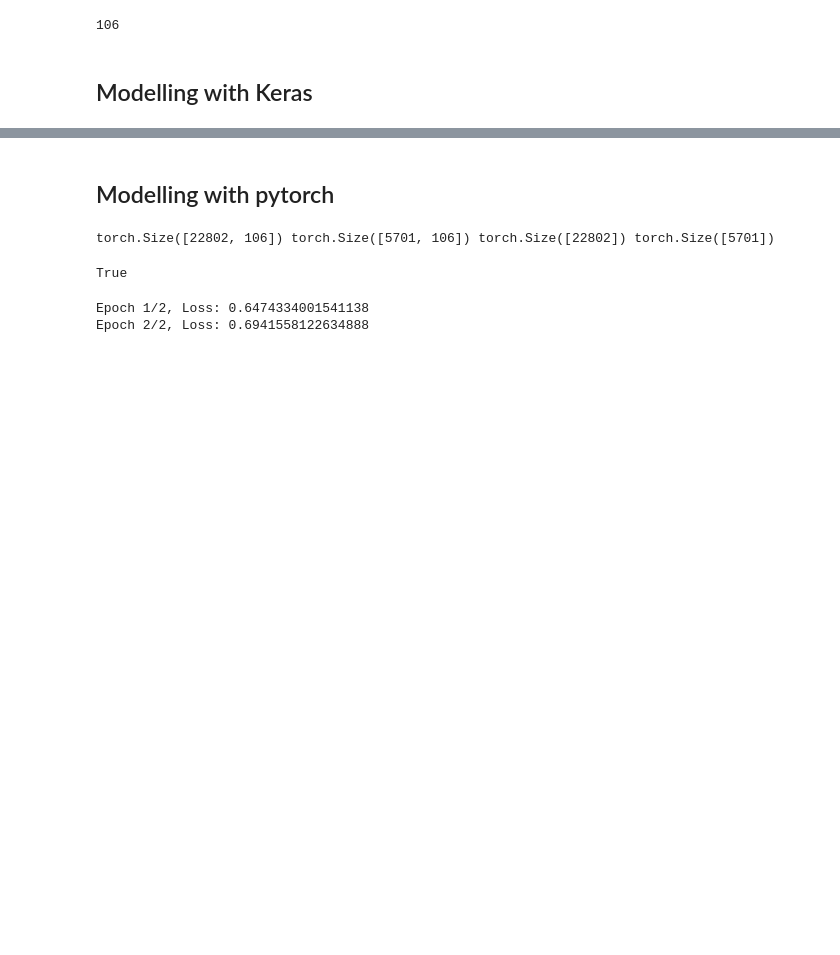
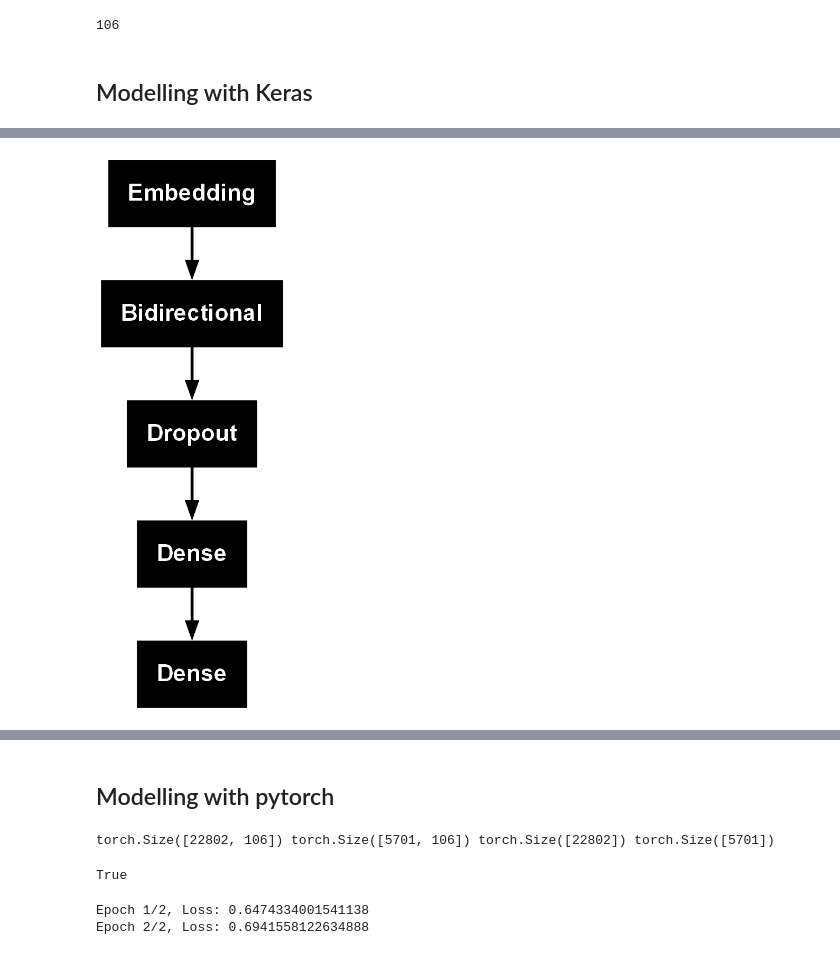
Before and after one commit to beyza1tozman/nlp_sarcasm_detection, a Jupyter notebook: main.ipynb, the cells around one changed output, grey strips where cells are left out. Drawn from its saved outputs; the diff is of its cells as text; code cells hidden in the pictures; blank space fills up the shorter version.

Commit message:
add plot model

```diff
--- a/main.ipynb
+++ b/main.ipynb
@@ -267,6 +265,10 @@ Model: "sequential"
  Total params: 916,001 (3.49 MB)
  Trainable params: 916,001 (3.49 MB)
  Non-trainable params: 0 (0.00 B)
+# %%
+tf.keras.utils.plot_model(lstm_model)
+# %% [output]
+[figure, added]
 # %%
 h = lstm_model.fit(X_train, y_train, epochs=5, batch_size=32, validation_data=(X_test, y_test))
 # %% [output]
```
Also changed, not shown: parts of 12 cells of this notebook.
